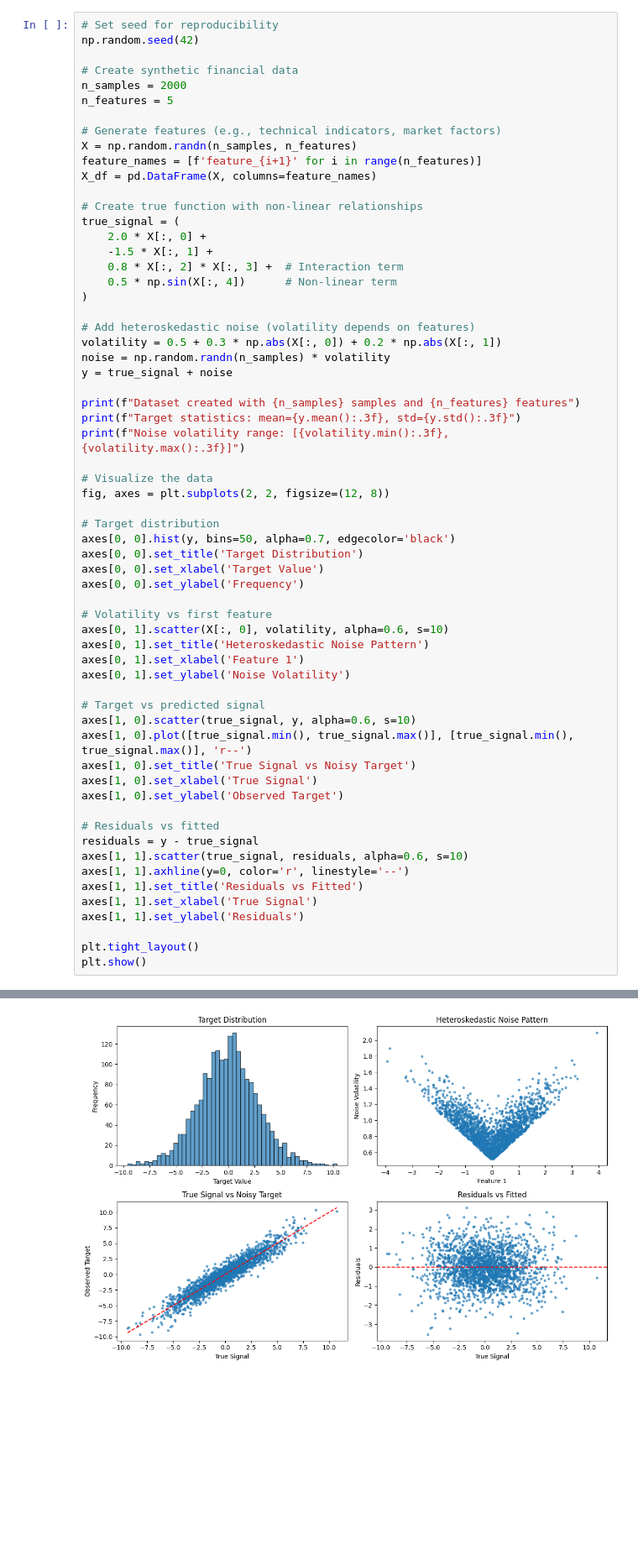
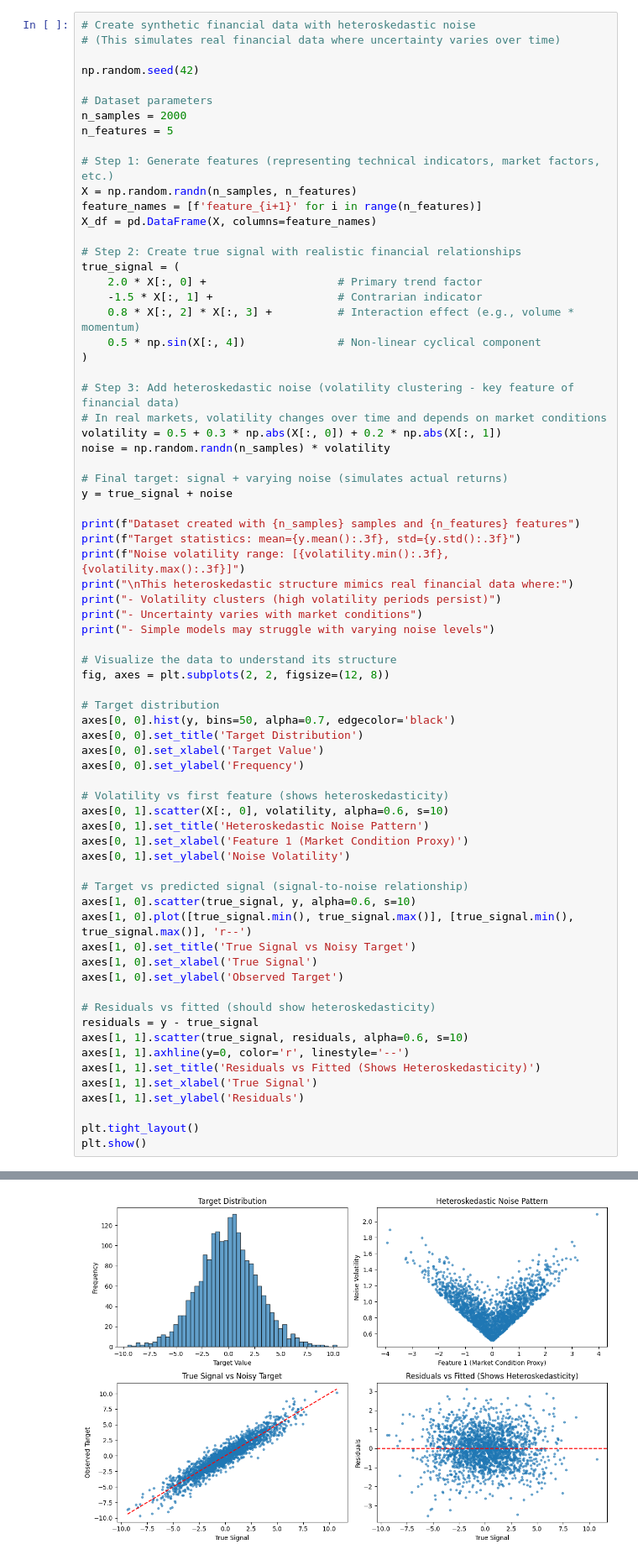
Before and after one commit to scbtm/stock-market-analytics, a Jupyter notebook: notebooks/model_factory_nbs/calibration.ipynb, the cells around one changed output, grey strips where cells are left out. Shown at 84% size. Saved outputs shown, nothing was run; the diff lists cells and outputs as text; blank space fills up the shorter version.

```diff
--- a/notebooks/model_factory_nbs/calibration.ipynb
+++ b/notebooks/model_factory_nbs/calibration.ipynb
@@ -46,36 +71,45 @@ import polars as pl
 
 We'll create synthetic financial data that exhibits heteroskedastic noise (varying uncertainty), which is common in financial time series:
 # %%
-# Set seed for reproducibility
+# Create synthetic financial data with heteroskedastic noise
+# (This simulates real financial data where uncertainty varies over time)
+
 np.random.seed(42)
 
-# Create synthetic financial data
+# Dataset parameters
 n_samples = 2000
 n_features = 5
 
-# Generate features (e.g., technical indicators, market factors)
+# Step 1: Generate features (representing technical indicators, market factors, etc.)
 X = np.random.randn(n_samples, n_features)
 feature_names = [f'feature_{i+1}' for i in range(n_features)]
 X_df = pd.DataFrame(X, columns=feature_names)
 
-# Create true function with non-linear relationships
+# Step 2: Create true signal with realistic financial relationships
 true_signal = (
-    2.0 * X[:, 0] +
-    -1.5 * X[:, 1] +
-    0.8 * X[:, 2] * X[:, 3] +  # Interaction term
-    0.5 * np.sin(X[:, 4])      # Non-linear term
+    2.0 * X[:, 0] +                    # Primary trend factor
+    -1.5 * X[:, 1] +                   # Contrarian indicator
+    0.8 * X[:, 2] * X[:, 3] +          # Interaction effect (e.g., volume * momentum)
+    0.5 * np.sin(X[:, 4])              # Non-linear cyclical component
 )
 
-# Add heteroskedastic noise (volatility depends on features)
+# Step 3: Add heteroskedastic noise (volatility clustering - key feature of financial data)
+# In real markets, volatility changes over time and depends on market conditions
 volatility = 0.5 + 0.3 * np.abs(X[:, 0]) + 0.2 * np.abs(X[:, 1])
 noise = np.random.randn(n_samples) * volatility
+
+# Final target: signal + varying noise (simulates actual returns)
 y = true_signal + noise
 
 print(f"Dataset created with {n_samples} samples and {n_features} features")
 print(f"Target statistics: mean={y.mean():.3f}, std={y.std():.3f}")
 print(f"Noise volatility range: [{volatility.min():.3f}, {volatility.max():.3f}]")
+print("\nThis heteroskedastic structure mimics real financial data where:")
+print("- Volatility clusters (high volatility periods persist)")
+print("- Uncertainty varies with market conditions")
+print("- Simple models may struggle with varying noise levels")
 
-# Visualize the data
+# Visualize the data to understand its structure
 fig, axes = plt.subplots(2, 2, figsize=(12, 8))
 
 # Target distribution
@@ -84,24 +118,24 @@ axes[0, 0].set_title('Target Distribution')
 axes[0, 0].set_xlabel('Target Value')
 axes[0, 0].set_ylabel('Frequency')
 
-# Volatility vs first feature
+# Volatility vs first feature (shows heteroskedasticity)
 axes[0, 1].scatter(X[:, 0], volatility, alpha=0.6, s=10)
 axes[0, 1].set_title('Heteroskedastic Noise Pattern')
-axes[0, 1].set_xlabel('Feature 1')
+axes[0, 1].set_xlabel('Feature 1 (Market Condition Proxy)')
 axes[0, 1].set_ylabel('Noise Volatility')
 
-# Target vs predicted signal
+# Target vs predicted signal (signal-to-noise relationship)
 axes[1, 0].scatter(true_signal, y, alpha=0.6, s=10)
 axes[1, 0].plot([true_signal.min(), true_signal.max()], [true_signal.min(), true_signal.max()], 'r--')
 axes[1, 0].set_title('True Signal vs Noisy Target')
 axes[1, 0].set_xlabel('True Signal')
 axes[1, 0].set_ylabel('Observed Target')
 
-# Residuals vs fitted
+# Residuals vs fitted (should show heteroskedasticity)
 residuals = y - true_signal
 axes[1, 1].scatter(true_signal, residuals, alpha=0.6, s=10)
 axes[1, 1].axhline(y=0, color='r', linestyle='--')
-axes[1, 1].set_title('Residuals vs Fitted')
+axes[1, 1].set_title('Residuals vs Fitted (Shows Heteroskedasticity)')
 axes[1, 1].set_xlabel('True Signal')
 axes[1, 1].set_ylabel('Residuals')
 
@@ -114,4 +153,4 @@ Noise volatility range: [0.516, 2.095]
-[figure, old version]
+[figure, new version]
 # %% [markdown]
 ## 2. Data Splitting for Calibration
 
```
Also changed, not shown: parts of 2 cells of this notebook, 5 other files.
